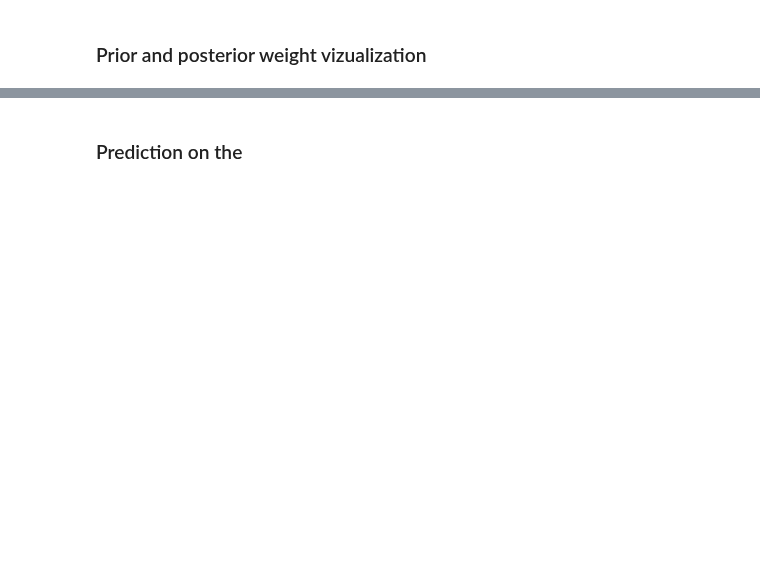
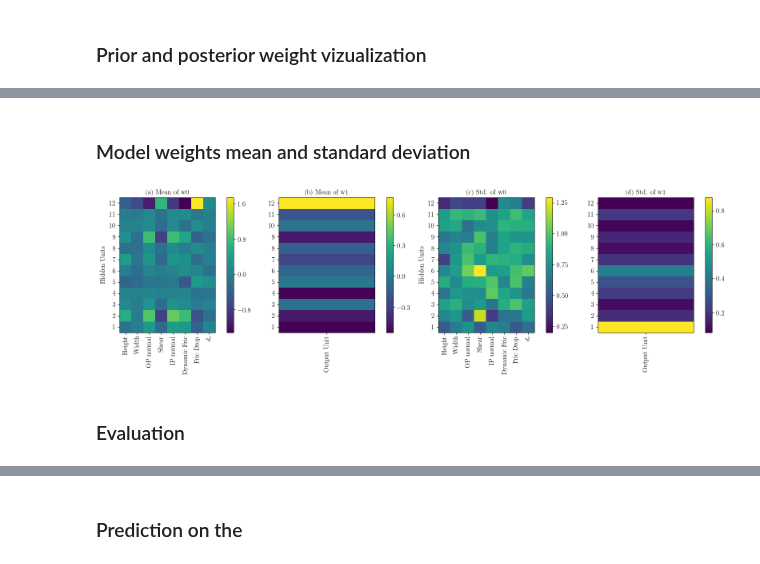
Before and after one commit to msahamed/earthquake_physics_bayesian_nn, a Jupyter notebook: Baysian_neural_network.ipynb, the cells around one changed output, grey strips where cells are left out. Cells and saved outputs as stored; diff of their text form; code cells hidden in the pictures; blank space fills up the shorter version.

```diff
--- a/Baysian_neural_network.ipynb
+++ b/Baysian_neural_network.ipynb
@@ -264,3 +296,58 @@ plot_weight_distribution()
+# %% [markdown]
+### Model weights mean and standard deviation
+# %%
+# %matplotlib notebook
+
+plt.figure(figsize=(16, 5))
+
+wgt = ['Mean of w0', 'Mean of w1', 'Std. of w0', 'Std. of w1']
+lbl = ['a', 'b', 'c', 'd']
+
+k = 0
+for i in range(2):
+    if i == 0:
+        weights = post_weights_mean
+    else:
+        weights = post_weights_std
+
+    plt.subplot(1,4, k + i + 1)
+    aa = np.transpose(weights[0])
+    plt.pcolormesh(aa, cmap = 'viridis', vmin = np.min(weights[0]), vmax = np.amax(weights[0]))
+    labels = ['Height', 'Width', 'OP normal', 'Shear', 'IP normal', 'Dynamic Fric', 'Fric Drop', '$d_c$']
+
+    plt.xticks([0.5+float(x) for x in range(0,8)], labels, rotation='vertical')
+    plt.yticks([0.5+float(x) for x in range(0,12)], list(range(1,13)))
+    plt.ylabel('Hidden Units')
+    plt.title('('+ lbl[k + i] + ') ' + wgt[k + i])
+
+    plt.subplots_adjust(left=None, bottom=None, right=None, top=None, wspace=None, hspace=0.35)
+
+    cb = plt.colorbar(orientation="vertical",fraction=0.07, pad=0.1)
+    tick_locator = ticker.MaxNLocator(nbins=5)
+    cb.locator = tick_locator
+    cb.update_ticks()
+
+    # Layer two plot
+    plt.subplot(1, 4, k+i+2)
+    bb = np.reshape(weights[1], (12, 1))
+    plt.pcolormesh(bb, cmap = 'viridis', vmin = np.min(weights[1]), vmax = np.amax(weights[1]))
+    plt.xticks([0.5],['Output Unit'],rotation='vertical')
+    plt.yticks([0.5+float(x) for x in range(0,12)], list(range(1,13)))
+    plt.title('('+ lbl[k+i+1] + ') ' + wgt[k+i+1])
+
+    cb = plt.colorbar(orientation="vertical",fraction=0.07, pad=0.1)
+    tick_locator = ticker.MaxNLocator(nbins=5)
+    cb.locator = tick_locator
+    cb.update_ticks()
+    k = 1
+
+plt.tight_layout()
+plt.savefig('weight_vs_features.eps')
+plt.show()
+# %% [output]
+[figure, added]
+# %% [markdown]
+### Evaluation
 # %%
 results = pd.DataFrame()
 results['target'] = list(ytest)
```
Also changed, not shown: parts of 16 cells of this notebook.
